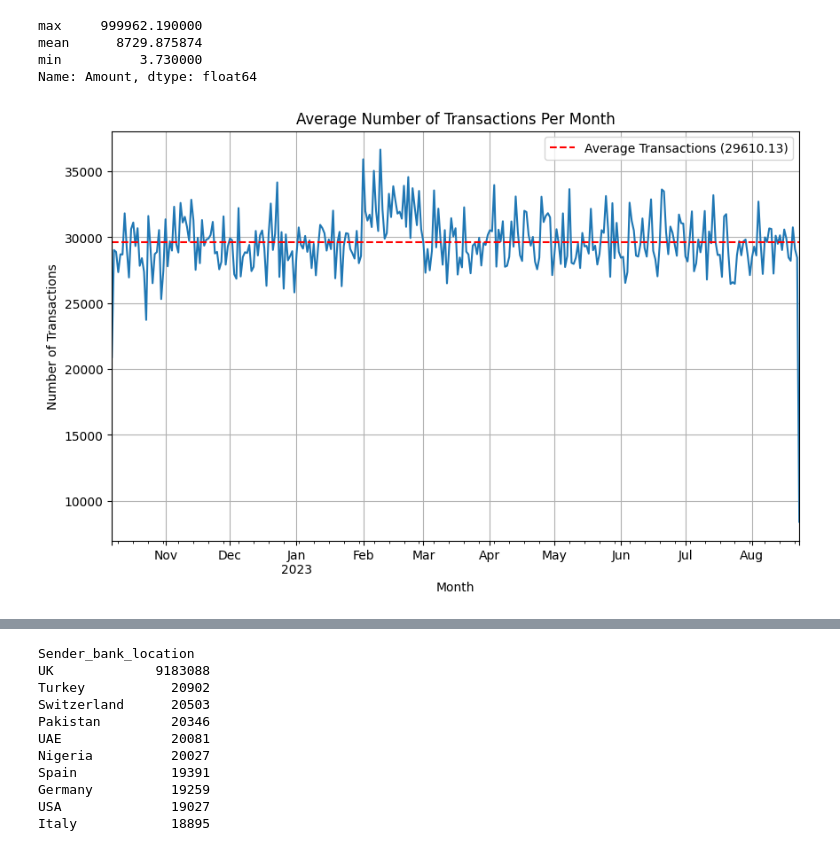
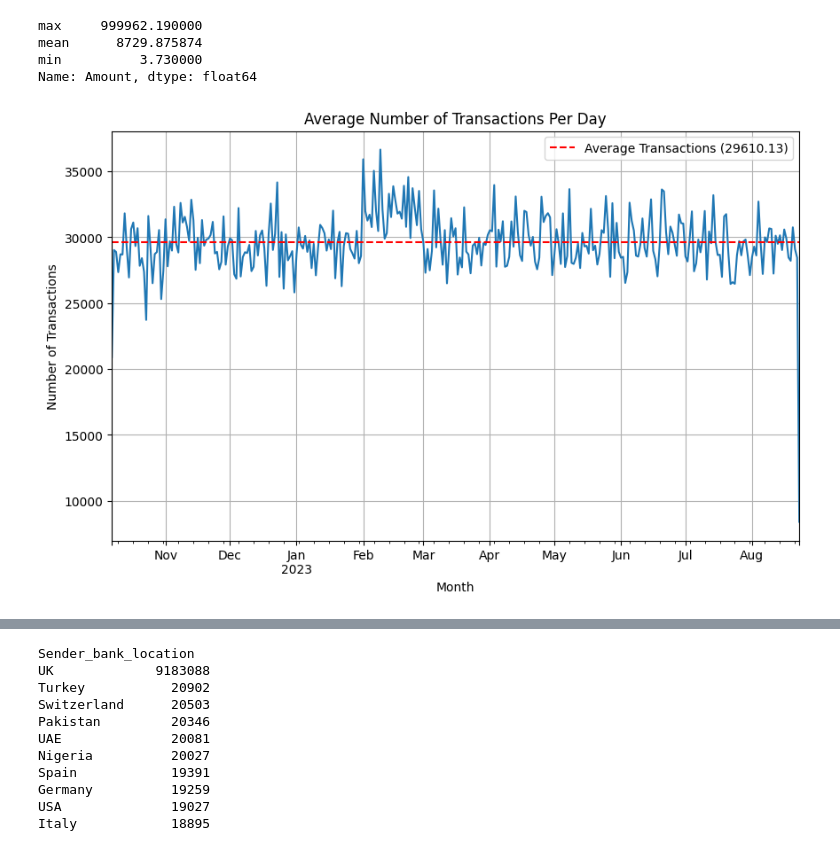
Before and after one commit to DamZav/aml-transactions-project, a Jupyter notebook: notebooks/EDA.ipynb, the cells around one changed output, grey strips where cells are left out. Cells and saved outputs as stored; diff of their text form; code cells hidden in the pictures.

```diff
--- a/notebooks/EDA.ipynb
+++ b/notebooks/EDA.ipynb
@@ -208,25 +208,24 @@ min          3.730000
 Name: Amount, dtype: float64
 # %%
 df['Date'] = pd.to_datetime(df['Date'])
-monthly_transactions = df.groupby(df['Date'].dt.to_period('D')).size()
+daily_transactions = df.groupby(df['Date'].dt.to_period('D')).size()
 
-average_monthly_transactions = monthly_transactions.mean()
+average_daily_transactions = daily_transactions.mean()
 
-monthly_transactions.plot(kind='line',
+daily_transactions.plot(kind='line',
                           figsize=(10,6),
-                          title='Average Number of Transactions Per Month')
+                          title='Average Number of Transactions Per Day')
 
 # Plot average line
-plt.axhline(y=average_monthly_transactions,
+plt.axhline(y=average_daily_transactions,
             color='r',
             linestyle='--',
-            label=f'Average Transactions ({average_monthly_transactions:.2f})')
+            label=f'Average Transactions ({average_daily_transactions:.2f})')
 plt.xlabel('Month')
 plt.ylabel('Number of Transactions')
-#plt.title('Average Number of Transactions Per Month')
+#plt.title('Average Number of Transactions Per Day')
 plt.legend()
 plt.grid(True)
 plt.show()
-#df['Time'] = pd.to_datetime(df['Time'], format='%H:%M:%S').dt.time
 # %% [output]
-[figure, old version]
+[figure, new version]
```
Also changed, not shown: parts of 4 cells of this notebook.
